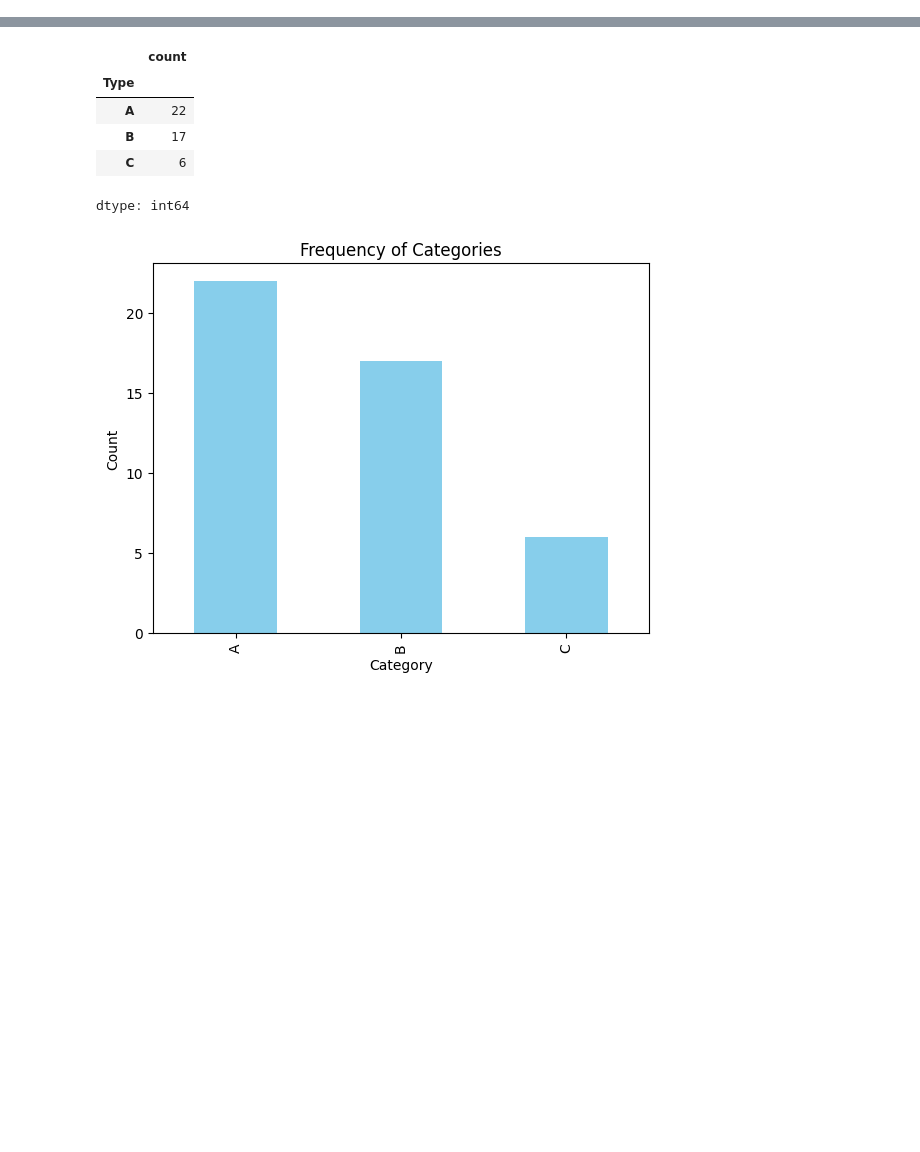
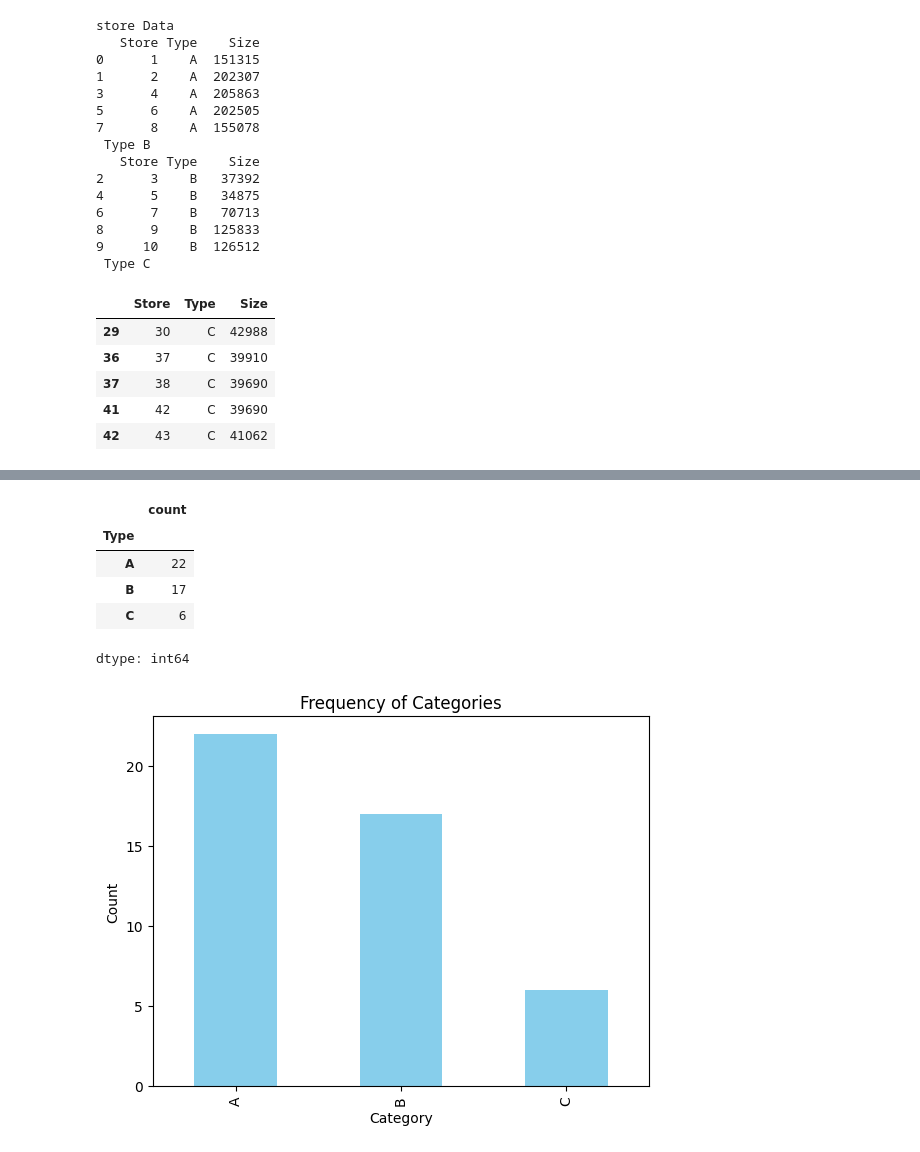
Before and after one commit to akashnarwal7/Walmart-kaggle-Compitetion, a Jupyter notebook: Walmart_Sales_Forecasting.ipynb, the cells around one changed output, grey strips where cells are left out. Drawn from its saved outputs; the diff is of its cells as text; code cells hidden in the pictures; blank space fills up the shorter version.

```diff
--- a/Walmart_Sales_Forecasting.ipynb
+++ b/Walmart_Sales_Forecasting.ipynb
@@ -21,10 +21,32 @@ testData=pd.read_csv("/content/drive/MyDrive/walmart kaggle Compitetion/walmart-
 sampleSubmission=pd.read_csv("/content/drive/MyDrive/walmart kaggle Compitetion/walmart-recruiting-sales-in-stormy-weather/sampleSubmission.csv")
 # %%
 print("store Data ")
-print(storeData.loc[storeData['Type']=='A'])
+print(storeData.loc[storeData['Type']=='A'].head())
 print(" Type B")
-print(storeData.loc[storeData['Type']=='B'])
+print(storeData.loc[storeData['Type']=='B'].head())
 print(" Type C")
-storeData.loc[storeData['Type']=='C']
+storeData.loc[storeData['Type']=='C'].head()
+# %% [output]
+store Data
+   Store Type    Size
+0      1    A  151315
+1      2    A  202307
+3      4    A  205863
+5      6    A  202505
+7      8    A  155078
+ Type B
+   Store Type    Size
+2      3    B   37392
+4      5    B   34875
+6      7    B   70713
+8      9    B  125833
+9     10    B  126512
+ Type C
+|  | Store | Type | Size |
+| 29 | 30 | C | 42988 |
+| 36 | 37 | C | 39910 |
+| 37 | 38 | C | 39690 |
+| 41 | 42 | C | 39690 |
+| 42 | 43 | C | 41062 |
 # %%
 storeData.hist()
```
Also changed, not shown: parts of 10 cells of this notebook.
